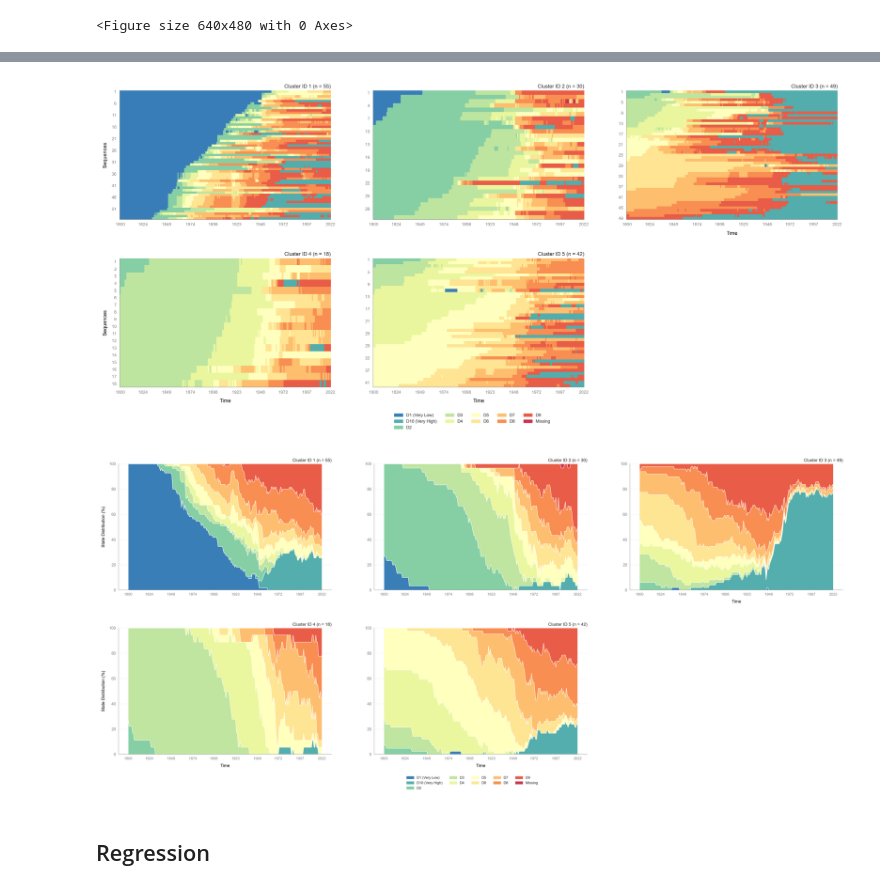
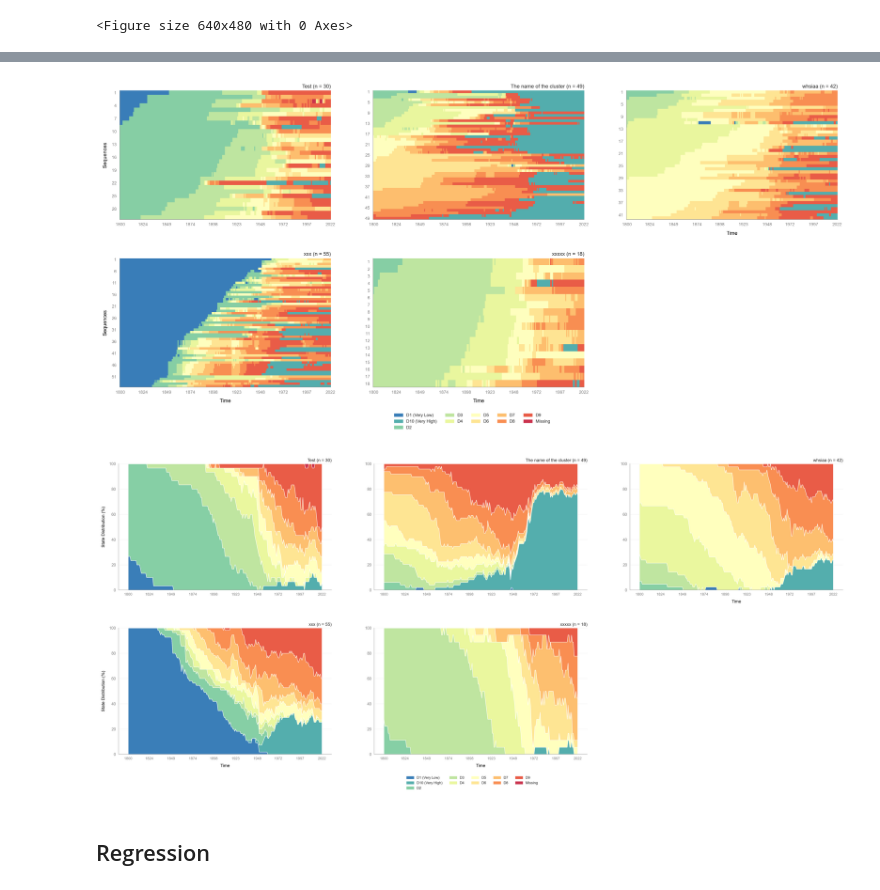
Before and after one commit to sdaza/Sequenzo, a Jupyter notebook: Tutorials/01_quickstart.ipynb, the cells around one changed output, grey strips where cells are left out. Drawn from its saved outputs; the diff is of its cells as text; code cells hidden in the pictures.

Commit message:
1. Solved subgroup version of state distribution and index plots regarding the subtitles for each subgroup. 2. Added a new function for changing cluster labels

```diff
--- a/Tutorials/01_quickstart.ipynb
+++ b/Tutorials/01_quickstart.ipynb
@@ -279,0 +281,15 @@ cluster_results.plot_cluster_distribution(num_clusters=6, save_as="distribution.
+# %%
+mapping_dict = {
+    1: 'xxx',
+    2: 'Test',
+    3: 'The name of the cluster',
+    4: 'xxxxx',
+    5: 'whsiaa',
+}
+
+membership_table = replace_cluster_id_by_labels(membership_table,
+                                                mapping=mapping_dict,
+                                                new_cluster_column_name='Cluster',
+                                                new_id_column_name='ID')
+
+membership_table
@@ -280,18 +310,19 @@ cluster_results.plot_cluster_distribution(num_clusters=6, save_as="distribution.
 # %%
 plot_sequence_index(seqdata=sequence_data,
                     id_group_df=membership_table,
-                    categories='Cluster ID',
+                    categories='Cluster',
                     # save_as='cluster_index_plot'
                     )
 # %% [output]
-[figure, old version]
+[figure, new version]
 # %%
 plot_state_distribution(seqdata=sequence_data,
                             id_group_df=membership_table,
-                            categories='Cluster ID',
-                            save_as='cluster_state_distribution_plot')
+                            categories='Cluster',
+                            # save_as='cluster_state_distribution_plot'
+                        )
 # %% [output]
-[figure, old version]
+[figure, new version]
 # %% [markdown]
 ## Regression
 # %% [markdown]
```
Also changed, not shown: parts of 6 cells of this notebook, 16 other files.
